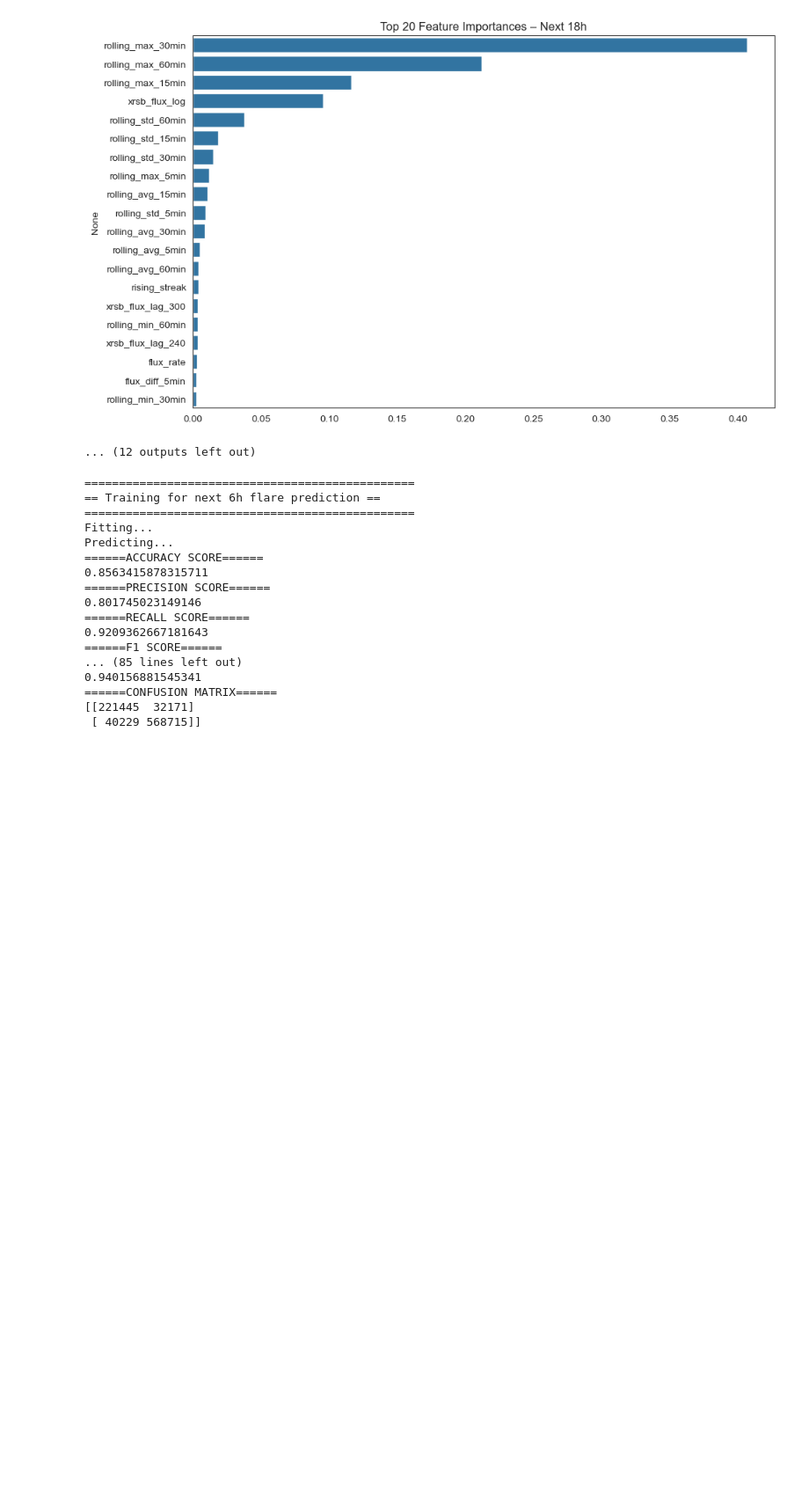
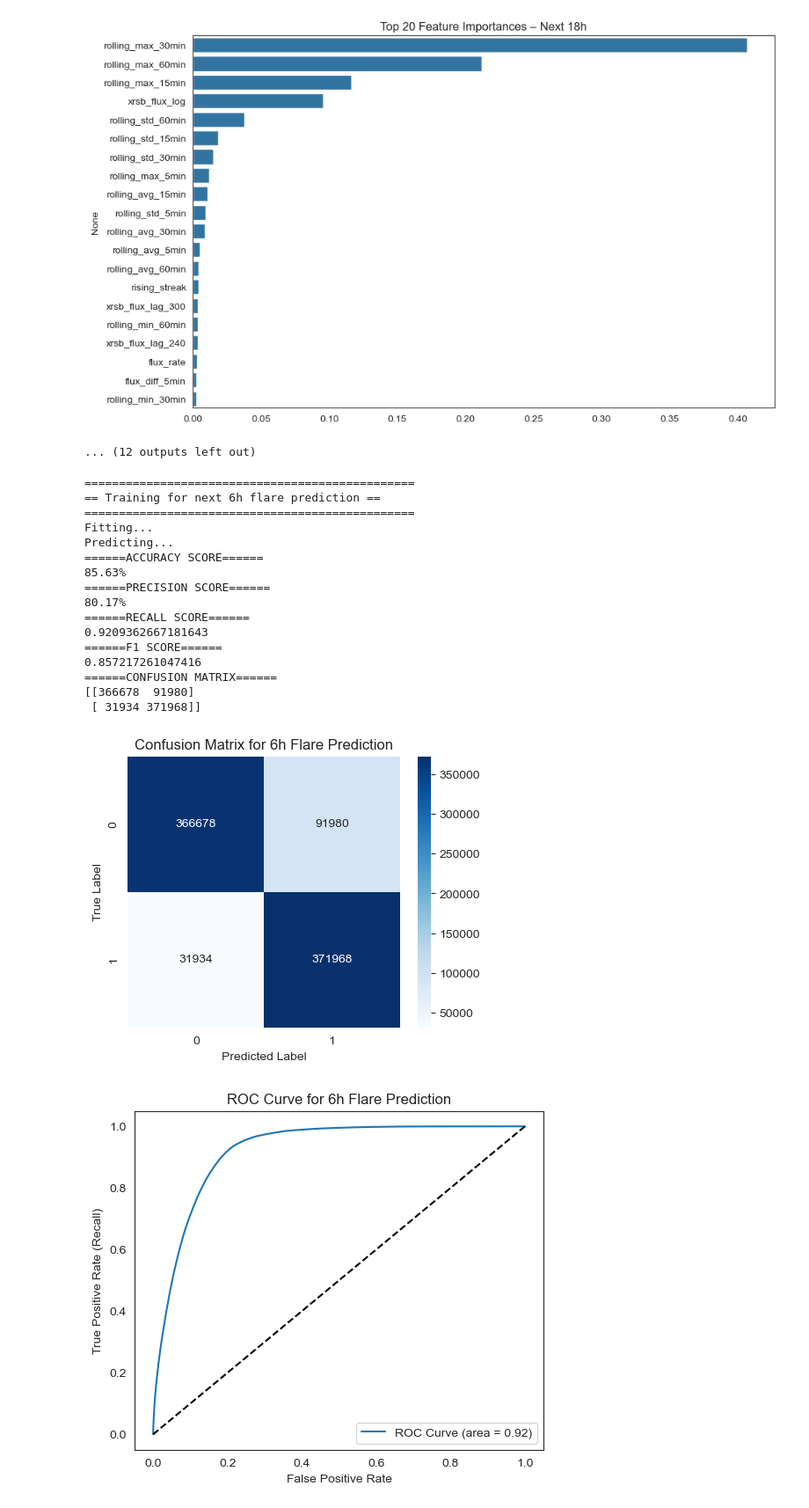
Before and after one commit to jamesbrainard/Solar-Flare-ML, a Jupyter notebook: notebooks/04_timeseries_classification.ipynb, the cells around one changed output. Shown at 88% size. Drawn from its saved outputs; the diff is of its cells as text; code cells hidden in the pictures; blank space fills up the shorter version.

Commit message:
Update 04_timeseries_classification.ipynb
added visuals

```diff
--- a/notebooks/04_timeseries_classification.ipynb
+++ b/notebooks/04_timeseries_classification.ipynb
@@ -241,6 +241,7 @@ for label, target_col in targets.items():
     # Predict
     print("Predicting...")
     y_pred = model.predict(X_test)
+    y_probs = model.predict_proba(X_test)[:, 1]  # For ROC/PR curves
 
     # Metrics
     print("======ACCURACY SCORE======")
@@ -274,36 +275,37 @@ for label, target_col in targets.items():
     plt.plot([0,1], [0,1], 'k--')  # Diagonal line
     plt.xlabel("False Positive Rate")
     plt.ylabel("True Positive Rate (Recall)")
     plt.title(f"ROC Curve for {label} Flare Prediction")
     plt.legend()
     plt.show()
 
     # ====== FEATURE IMPORTANCES ======
     importances = model.feature_importances_
     feature_names = X.columns
     indices = np.argsort(importances)[::-1]  # Sort by importance
 
     plt.figure(figsize=(8,5))
     sns.barplot(x=importances[indices][:10], y=feature_names[indices][:10])
     plt.title(f"Top 10 Feature Importances for {label} Flare Prediction")
     plt.xlabel("Importance Score")
     plt.ylabel("Feature")
     plt.show()
 # %% [output]
 ================================================
 == Training for next 6h flare prediction ==
 ================================================
 Fitting...
 Predicting...
 ======ACCURACY SCORE======
-0.8563415878315711
+85.63%
 ======PRECISION SCORE======
-0.801745023149146
+80.17%
 ======RECALL SCORE======
 0.9209362667181643
 ======F1 SCORE======
-... (85 lines left out)
-0.940156881545341
+0.857217261047416
 ======CONFUSION MATRIX======
-[[221445  32171]
- [ 40229 568715]]
+[[366678  91980]
+ [ 31934 371968]]
+[figure, added]
+[figure, added]
```
Also changed, not shown: parts of 1 cell of this notebook.
